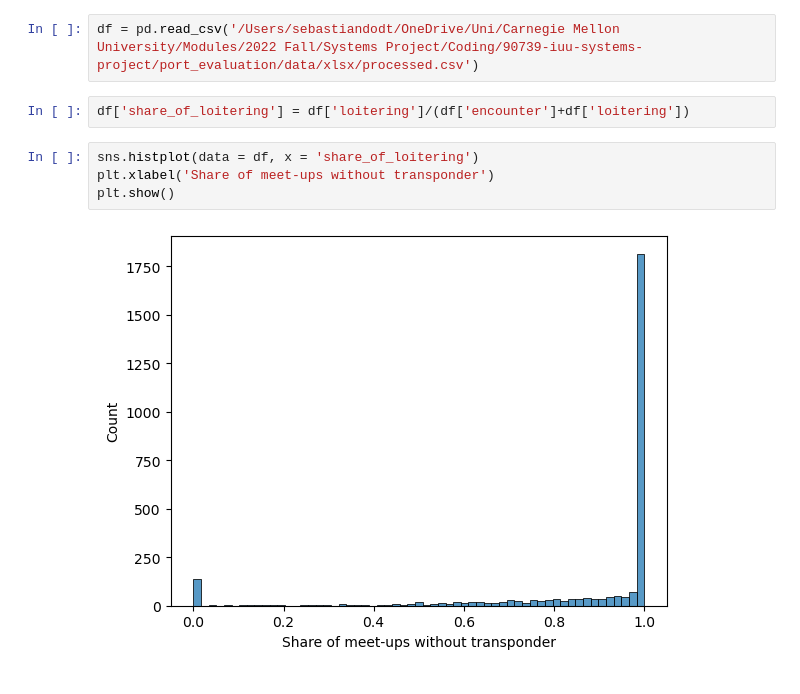
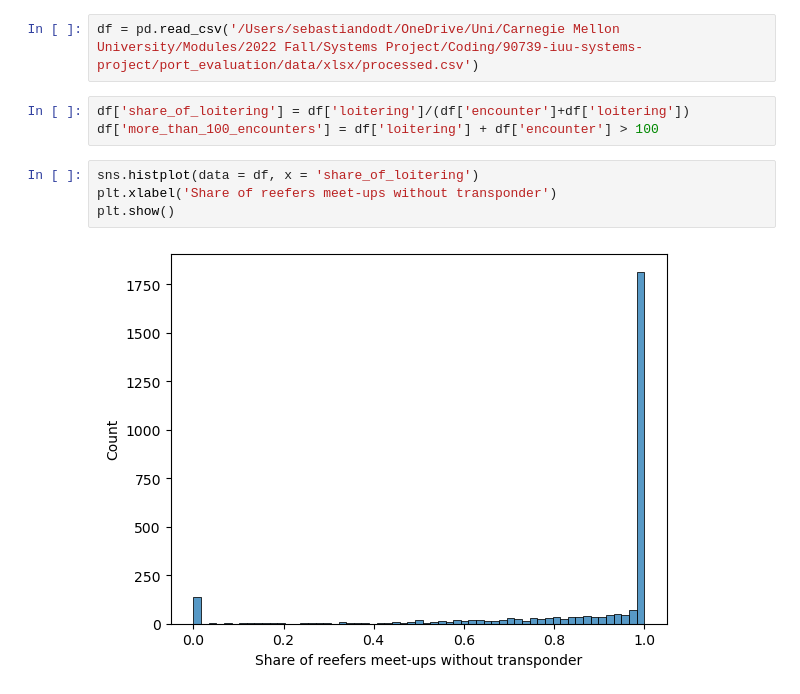
Before and after one commit to sebdodt/90739-iuu-systems-project, a Jupyter notebook: port_evaluation/eda/sebs_explorations.ipynb, the cells around one changed output. Drawn from its saved outputs; the diff is of its cells as text.

Commit message:
improved xlabel on plots

```diff
--- a/port_evaluation/eda/sebs_explorations.ipynb
+++ b/port_evaluation/eda/sebs_explorations.ipynb
@@ -6,9 +6,10 @@ import matplotlib.pyplot as plt
 df = pd.read_csv('/Users/sebastiandodt/OneDrive/Uni/Carnegie Mellon University/Modules/2022 Fall/Systems Project/Coding/90739-iuu-systems-project/port_evaluation/data/xlsx/processed.csv')
 # %%
 df['share_of_loitering'] = df['loitering']/(df['encounter']+df['loitering'])
+df['more_than_100_encounters'] = df['loitering'] + df['encounter'] > 100
 # %%
 sns.histplot(data = df, x = 'share_of_loitering')
-plt.xlabel('Share of meet-ups without transponder')
+plt.xlabel('Share of reefers meet-ups without transponder')
 plt.show()
 # %% [output]
-[figure, old version]
+[figure, new version]
```
Also changed, not shown: parts of 1 cell of this notebook.
